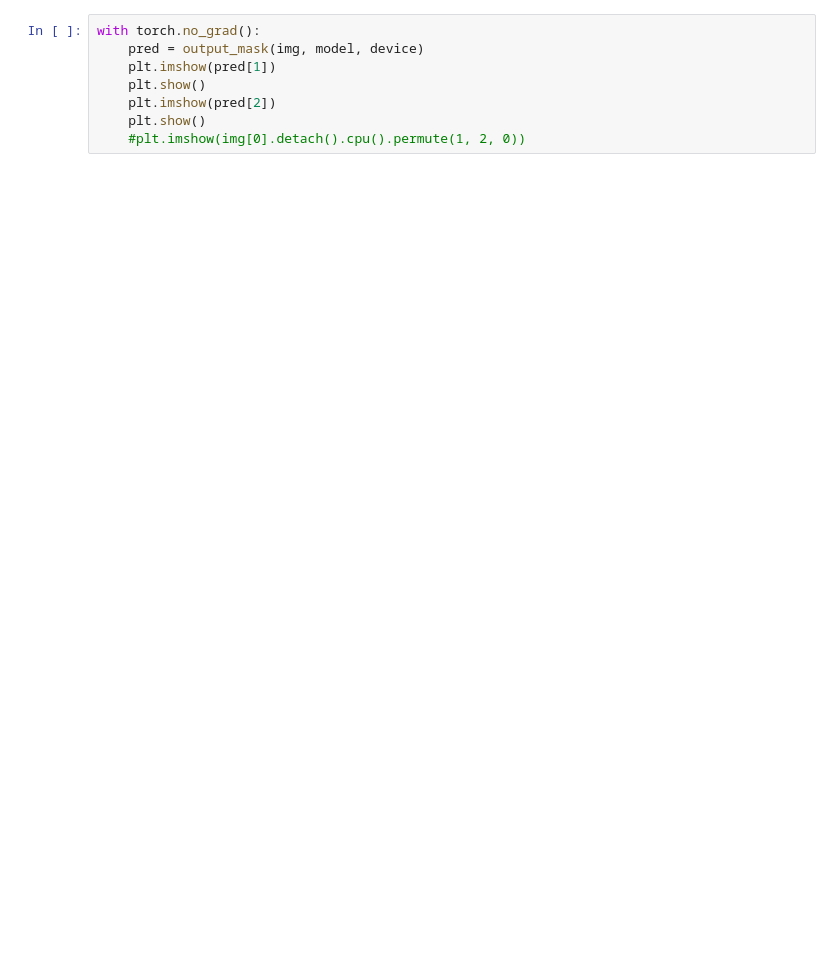
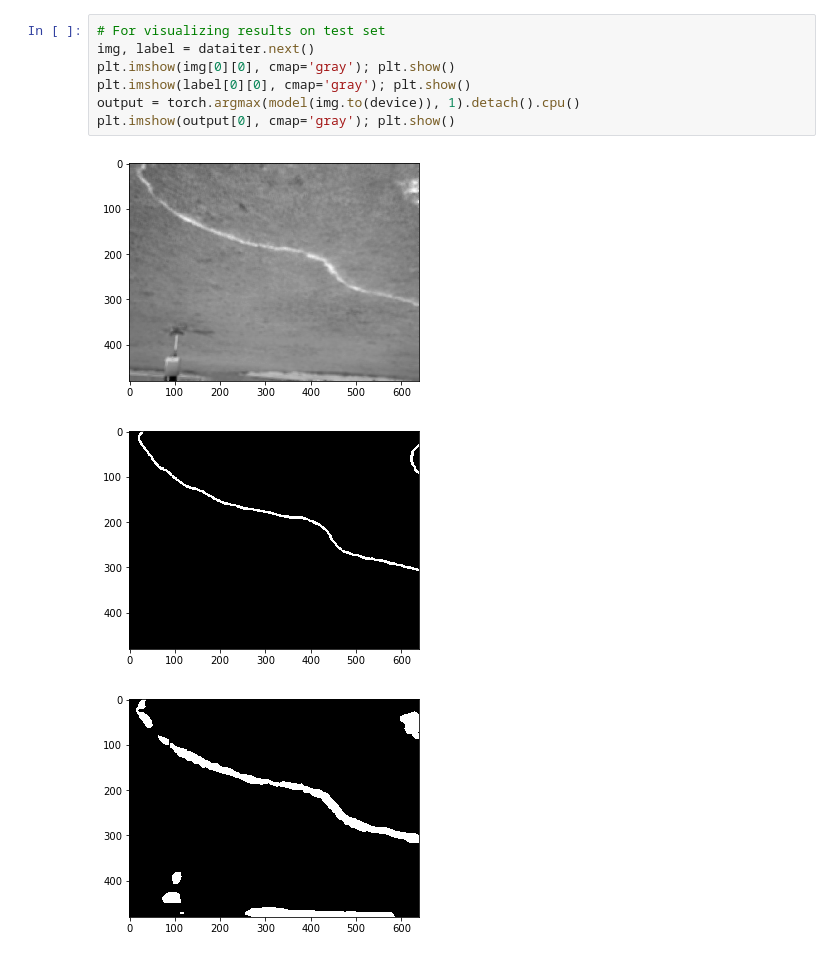
Before and after one commit to IGVC-IITK/computer_vision, a Jupyter notebook: fast_scnn/train.ipynb, the cells around one changed output. Drawn from its saved outputs; the diff is of its cells as text; blank space fills up the shorter version.

```diff
--- a/fast_scnn/train.ipynb
+++ b/fast_scnn/train.ipynb
@@ -120,8 +95,11 @@ TypeError: Invalid dimensions for image data
-# %%
-with torch.no_grad():
-    pred = output_mask(img, model, device)
-    plt.imshow(pred[1])
-    plt.show()
-    plt.imshow(pred[2])
-    plt.show()
-    #plt.imshow(img[0].detach().cpu().permute(1, 2, 0))
+# %%
+# For visualizing results on test set
+img, label = dataiter.next()
+plt.imshow(img[0][0], cmap='gray'); plt.show()
+plt.imshow(label[0][0], cmap='gray'); plt.show()
+output = torch.argmax(model(img.to(device)), 1).detach().cpu()
+plt.imshow(output[0], cmap='gray'); plt.show()
+# %% [output]
+[figure, added]
+[figure, added]
+[figure, added]
```
Also changed, not shown: parts of 16 cells of this notebook, 3 other files.
